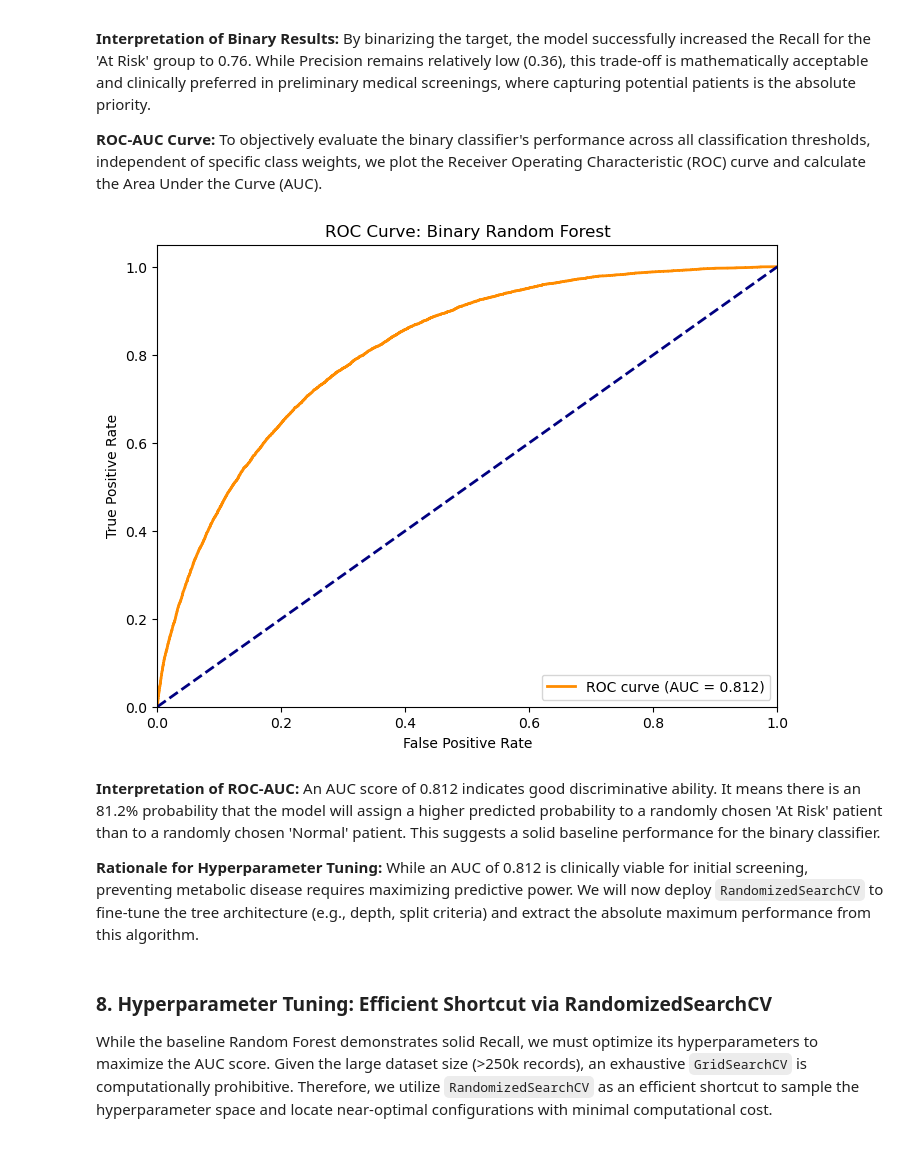
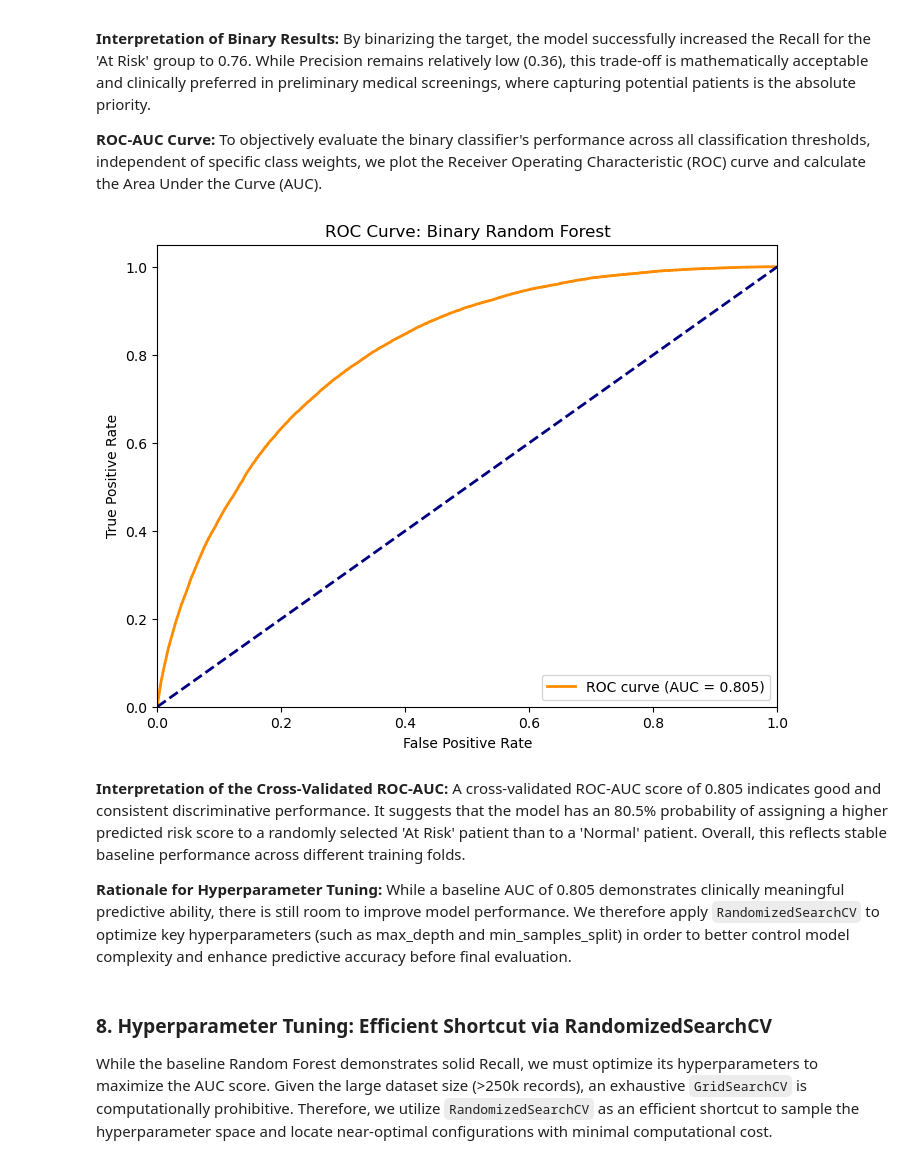
Before and after one commit to jayjay0317/Diabetes-ML-Pipeline-Analysis, a Jupyter notebook: 02_Diabetes_Model_Training.ipynb, the cells around one changed output. Drawn from its saved outputs; the diff is of its cells as text; code cells hidden in the pictures.

Commit message:
Update notebook02: use cv on auc to prevent data leakage

```diff
--- a/02_Diabetes_Model_Training.ipynb
+++ b/02_Diabetes_Model_Training.ipynb
@@ -247,35 +247,39 @@ By binarizing the target, the model successfully increased the Recall for the 'A
 To objectively evaluate the binary classifier's performance across all classification thresholds, independent of specific class weights, we plot the Receiver Operating Characteristic (ROC) curve and calculate the Area Under the Curve (AUC).
 # %%
 from sklearn.metrics import roc_curve, auc
+from sklearn.model_selection import cross_val_predict
 
 # Probabilities for the positive class (1.0)
-y_pred_proba = rf_pipeline.predict_proba(X_test)[:, 1]
+y_pred_proba_cv = cross_val_predict(
+    rf_pipeline, X_train, y_train_binary, cv=3, method='predict_proba', n_jobs=-1
+)[:, 1]
 
 # Compute ROC metrics
-fpr, tpr, thresholds = roc_curve(y_test_binary, y_pred_proba)
-roc_auc = auc(fpr, tpr)
+fpr_cv, tpr_cv, thresholds_cv = roc_curve(y_train_binary, y_pred_proba_cv)
+roc_auc_cv = auc(fpr_cv, tpr_cv)
 
 # Visualize ROC Curve
 plt.figure(figsize=(8, 6))
-plt.plot(fpr, tpr, color='darkorange', lw=2, label=f'ROC curve (AUC = {roc_auc:.3f})')
+plt.plot(fpr_cv, tpr_cv, color='darkorange', lw=2, label=f'ROC curve (AUC = {roc_auc_cv:.3f})')
 plt.plot([0, 1], [0, 1], color='navy', lw=2, linestyle='--')
 plt.xlim([0.0, 1.0])
 plt.ylim([0.0, 1.05])
 plt.xlabel('False Positive Rate')
 plt.ylabel('True Positive Rate')
 plt.title('ROC Curve: Binary Random Forest')
 plt.legend(loc='lower right')
 plt.show()
 # %% [output]
-[figure, old version]
+[figure, new version]
 # %% [markdown]
-**Interpretation of ROC-AUC:**
-An AUC score of 0.812 indicates good discriminative ability.
-It means there is an 81.2% probability that the model will assign a higher predicted probability to a randomly chosen 'At Risk' patient than to a randomly chosen 'Normal' patient.
-This suggests a solid baseline performance for the binary classifier.
+**Interpretation of the Cross-Validated ROC-AUC:**
+A cross-validated ROC-AUC score of 0.805 indicates good and consistent discriminative performance.
+It suggests that the model has an 80.5% probability of assigning a higher predicted risk score to a randomly selected 'At Risk' patient than to a 'Normal' patient.
+Overall, this reflects stable baseline performance across different training folds.
 
 **Rationale for Hyperparameter Tuning:**
-While an AUC of 0.812 is clinically viable for initial screening, preventing metabolic disease requires maximizing predictive power. We will now deploy `RandomizedSearchCV` to fine-tune the tree architecture (e.g., depth, split criteria) and extract the absolute maximum performance from this algorithm.
+While a baseline AUC of 0.805 demonstrates clinically meaningful predictive ability, there is still room to improve model performance.
+We therefore apply `RandomizedSearchCV` to optimize key hyperparameters (such as max_depth and min_samples_split) in order to better control model complexity and enhance predictive accuracy before final evaluation.
 # %% [markdown]
 ### 8. Hyperparameter Tuning: Efficient Shortcut via RandomizedSearchCV
 
```
Also changed, not shown: parts of 1 cell of this notebook.
